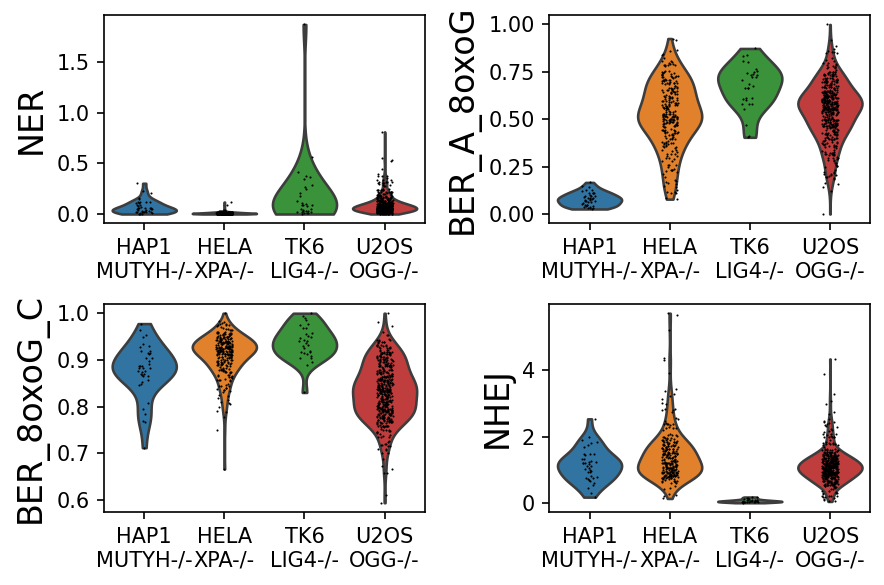
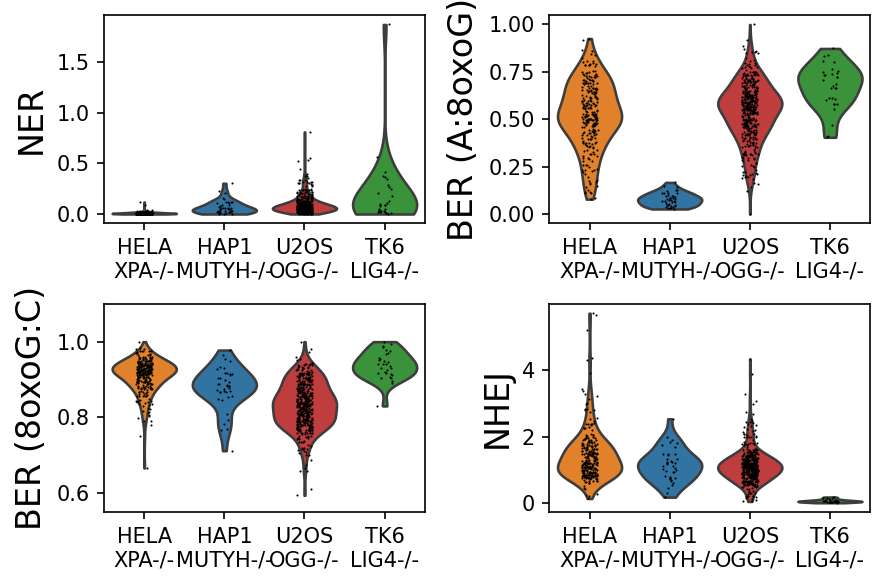
The change to this notebook cell's code, shown as a diff; its figure went from the first image to the second:
--- before
+++ after
@@ -1,2 +1,4 @@
+from scipy.stats import ranksums
+
 idx = adata.obs['label'].str.contains('-/-')&adata.obs['transfected']&(adata.obs['timepoint']=='2h')
 
@@ -9,11 +11,32 @@
                 'NHEJ' : 'NHEJ'}
 
+controls = {'NER' : 'HELA',
+                'BER_A_8oxoG' : 'HAP1',
+                'BER_8oxoG_C' : 'U2OS',
+                'NHEJ' : 'TK6_ATCC'}
+
+cat_order = ['HELA\nXPA-/-', 'HAP1\nMUTYH-/-','U2OS\nOGG-/-', 'TK6\nLIG4-/-']
+
 i=0
 for pathway in pathway_map.keys():
     sc.pl.violin(adata[idx],pathway,
              groupby='label_newline',
-             show=False,ax=ax[i])
+             show=False,ax=ax[i],order=cat_order)
+
+    # Compute p-value
+    idx1 = idx & (adata.obs['cell_line']==controls[pathway])
+    idx2 = idx & (adata.obs['cell_line']!=controls[pathway])
+    stat,p = ranksums(adata.obs.loc[idx1,pathway],adata.obs.loc[idx2,pathway])
+    
+    
+    ax[i].set_ylabel(pathway_map[pathway])
     ax[i].set_xlabel('')
     i+=1
+
+
+ax[2].set_ylim([.55,1.1])
+
 plt.tight_layout()
+
+
 plt.savefig('pdf/figure5b_scrna_ko_lines.pdf',bbox_inches='tight')

Commit: updated figures